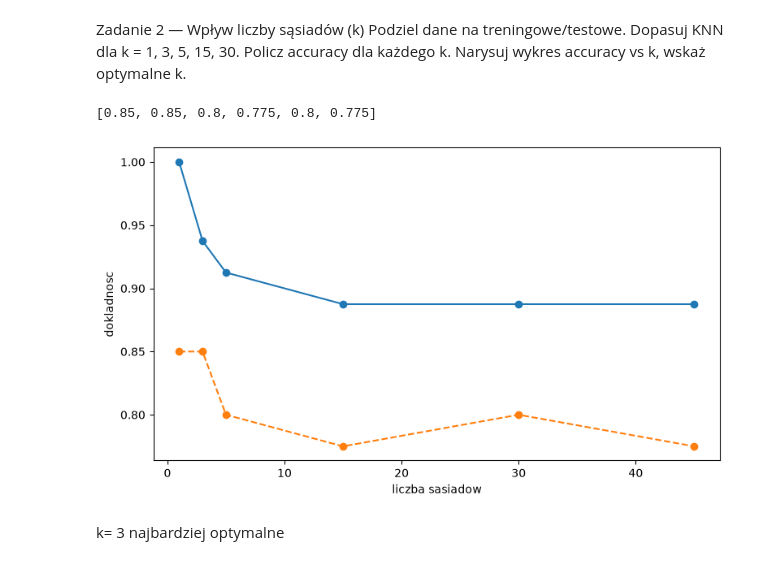
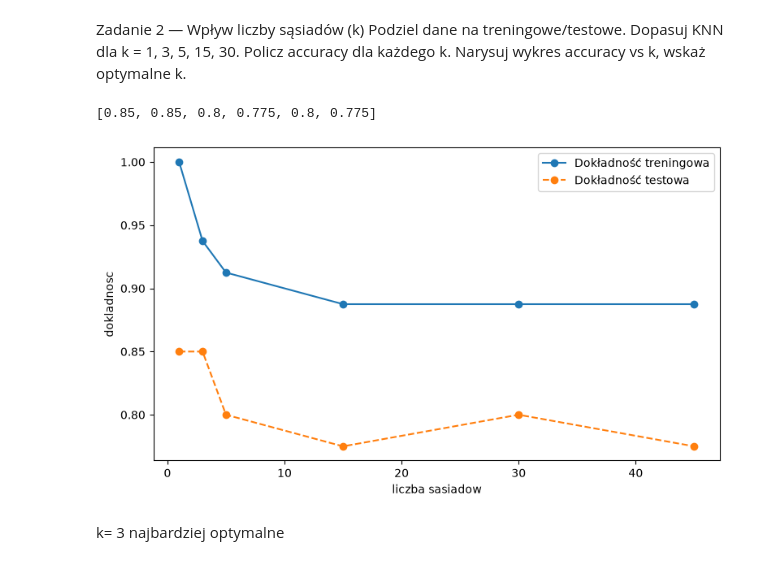
Before and after one commit to michallitwin/python-learning, a Jupyter notebook: python_ml_exercises/kneigh.ipynb, the cells around one changed output. Saved outputs shown, nothing was run; the diff lists cells and outputs as text; code cells hidden in the pictures.

```diff
--- a/python_ml_exercises/kneigh.ipynb
+++ b/python_ml_exercises/kneigh.ipynb
@@ -81,34 +105,35 @@ def diff_knn(X_train, X_test, y_train, y_test, neighbors_list):
         knn.fit(X_train, y_train)
         train_scores.append(knn.score(X_train, y_train))
         test_scores.append(knn.score(X_test, y_test))
 
     plt.figure(figsize=(9, 5))
     plt.plot(
         neighbors_list,
         train_scores,
         label="Dokładność treningowa",
         marker="o",
     )
 
 
 
     plt.plot(
         neighbors_list,
         test_scores,
         label="Dokładność testowa",
         marker="o",
         linestyle="--",
 
     )
 
     plt.xlabel("liczba sasiadow")
     plt.ylabel("dokladnosc")
+    plt.legend()
     return test_scores
 
 diff_knn(X_train, X_test, y_train, y_test, [1, 3, 5, 15, 30,45])
 # %% [output]
 [0.85, 0.85, 0.8, 0.775, 0.8, 0.775]
-[figure, old version]
+[figure, new version]
 # %% [markdown]
 k= 3 najbardziej optymalne
 # %% [markdown]
```
Also changed, not shown: parts of 18 cells of this notebook, 9 other files.
